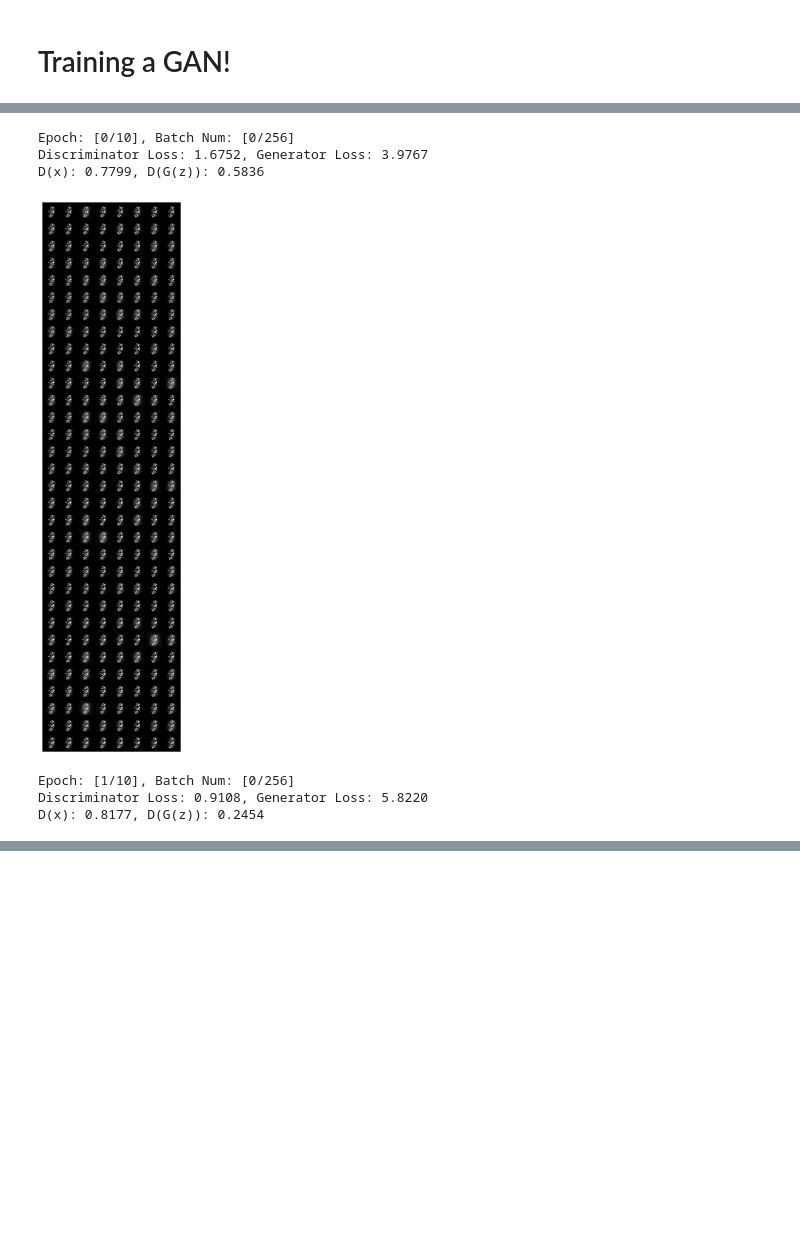
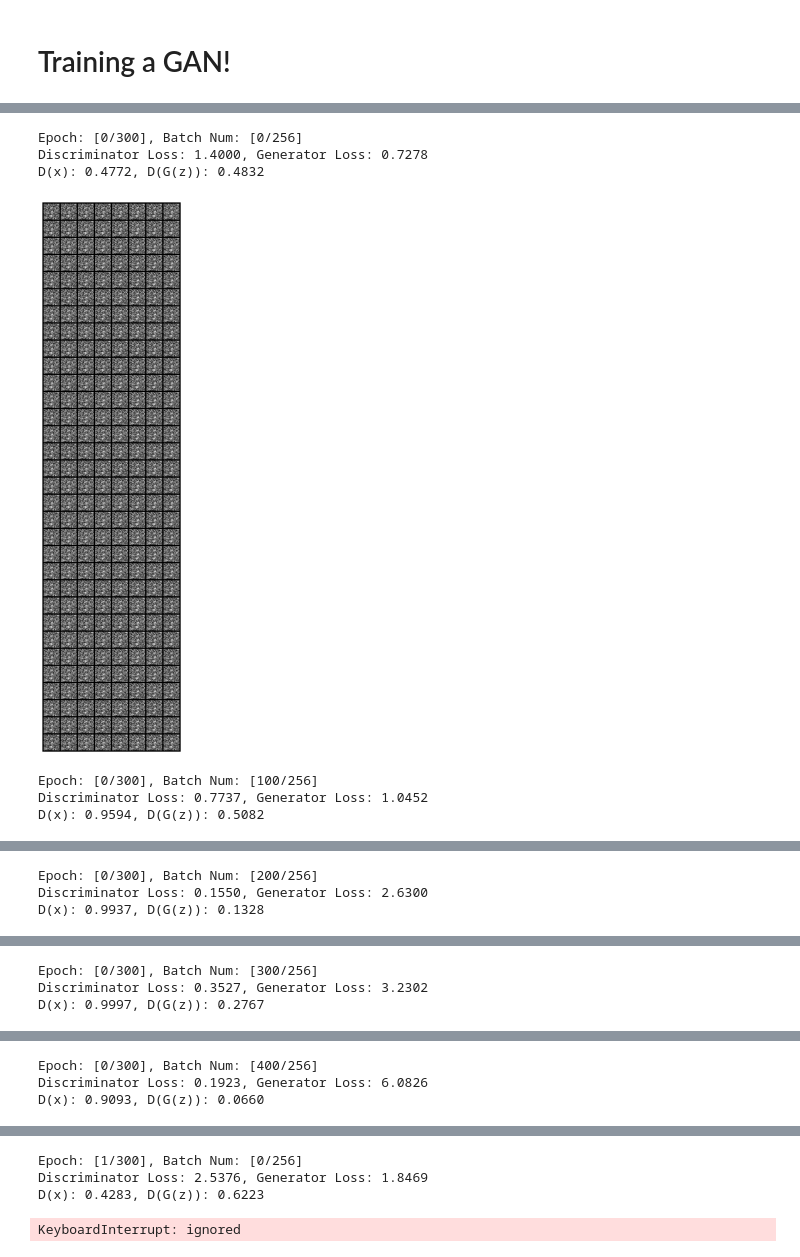
Before and after one commit to Victorious3/vanila-gan, a Jupyter notebook: Generative_Adversarial_Networks_PyTorch.ipynb, the cells around one changed output, grey strips where cells are left out. Drawn from its saved outputs; the diff is of its cells as text; code cells hidden in the pictures; blank space fills up the shorter version.

```diff
--- a/Generative_Adversarial_Networks_PyTorch.ipynb
+++ b/Generative_Adversarial_Networks_PyTorch.ipynb
@@ -179,7 +187,7 @@ loss = nn.BCELoss()
 # Number of steps to apply to the discriminator
 d_steps = 1
 # Number of epochs
-num_epochs = 10
+num_epochs = 300
 # %% [markdown]
 # Training a GAN!
 # %%
@@ -259,8 +267,8 @@ for epoch in range(num_epochs):
         # Log error
         logger.log(d_error, g_error, epoch, n_batch, num_batches)
 
-        if (n_batch) % 1000 == 0:
-            test_images = vectors_to_images(generator(sample_noise(256,256)))
+        if (n_batch) % 100 == 0:
+            test_images = vectors_to_images(generator(sample_noise(num_batches, 256)))
             test_images = test_images.data
             logger.log_images(test_images, num_test_samples,epoch, n_batch, num_batches);
             # Display status Logs
@@ -273,7 +281,7 @@ for epoch in range(num_epochs):
-Epoch: [0/10], Batch Num: [0/256]
-Discriminator Loss: 1.6752, Generator Loss: 3.9767
-D(x): 0.7799, D(G(z)): 0.5836
+Epoch: [0/300], Batch Num: [0/256]
+Discriminator Loss: 1.4000, Generator Loss: 0.7278
+D(x): 0.4772, D(G(z)): 0.4832
-[figure, old version]
+[figure, new version]
-Epoch: [1/10], Batch Num: [0/256]
-Discriminator Loss: 0.9108, Generator Loss: 5.8220
-D(x): 0.8177, D(G(z)): 0.2454
+Epoch: [0/300], Batch Num: [100/256]
+Discriminator Loss: 0.7737, Generator Loss: 1.0452
+D(x): 0.9594, D(G(z)): 0.5082
@@ -279,0 +289,3 @@ D(x): 0.8177, D(G(z)): 0.2454
+Epoch: [0/300], Batch Num: [200/256]
+Discriminator Loss: 0.1550, Generator Loss: 2.6300
+D(x): 0.9937, D(G(z)): 0.1328
@@ -279,0 +293,3 @@ D(x): 0.8177, D(G(z)): 0.2454
+Epoch: [0/300], Batch Num: [300/256]
+Discriminator Loss: 0.3527, Generator Loss: 3.2302
+D(x): 0.9997, D(G(z)): 0.2767
@@ -279,0 +297,3 @@ D(x): 0.8177, D(G(z)): 0.2454
+Epoch: [0/300], Batch Num: [400/256]
+Discriminator Loss: 0.1923, Generator Loss: 6.0826
+D(x): 0.9093, D(G(z)): 0.0660
@@ -279,0 +301,4 @@ D(x): 0.8177, D(G(z)): 0.2454
+Epoch: [1/300], Batch Num: [0/256]
+Discriminator Loss: 2.5376, Generator Loss: 1.8469
+D(x): 0.4283, D(G(z)): 0.6223
+KeyboardInterrupt: ignored
```
Also changed, not shown: parts of 7 cells of this notebook.
